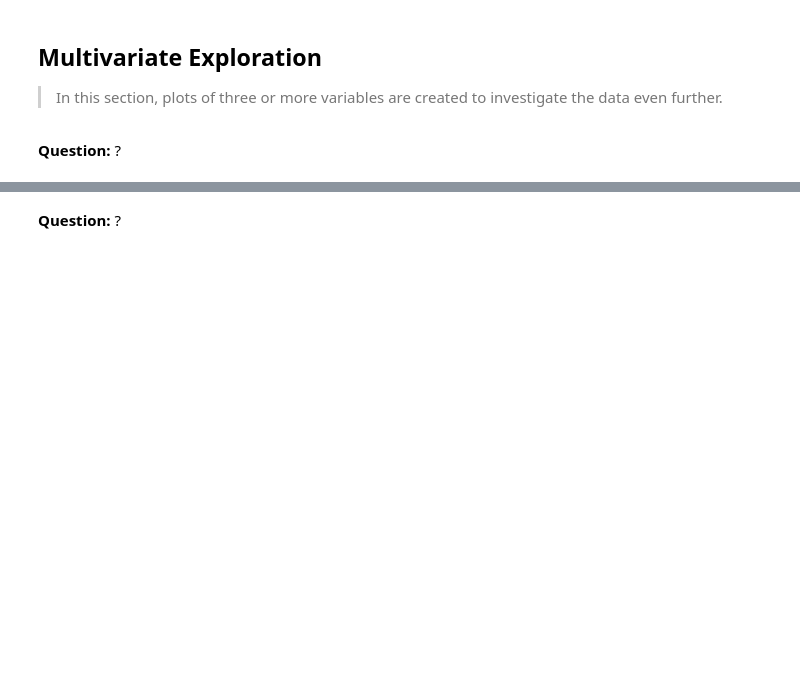
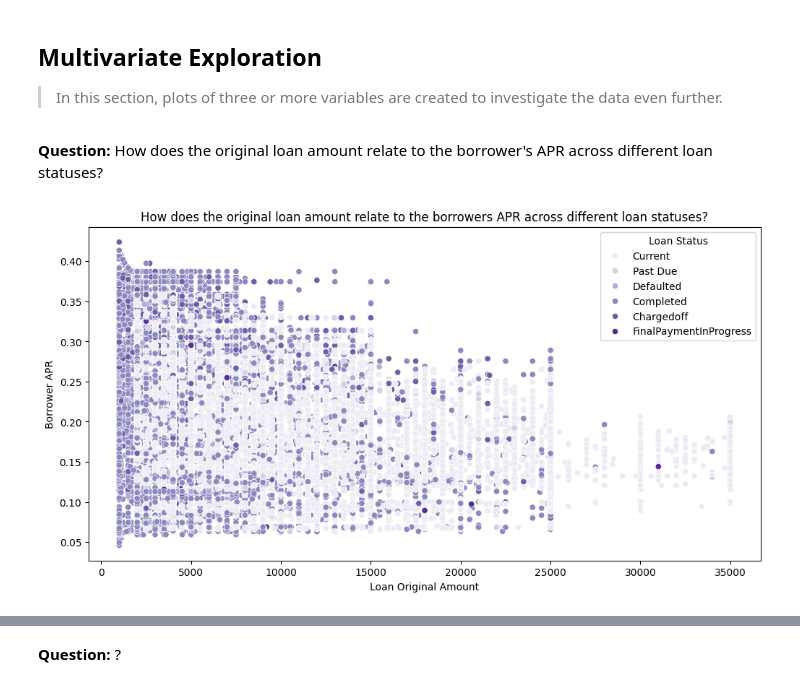
Before and after one commit to sondosaabed/Prosper-Loan-Analysis, a Jupyter notebook: Part_I_exploration.ipynb, the cells around one changed output, grey strips where cells are left out. Saved outputs shown, nothing was run; the diff lists cells and outputs as text; code cells hidden in the pictures; blank space fills up the shorter version.

```diff
--- a/Part_I_exploration.ipynb
+++ b/Part_I_exploration.ipynb
@@ -675,7 +675,17 @@ g.tight_layout();
 
 > In this section, plots of three or more variables are created to investigate the data even further.
 # %% [markdown]
-**Question:** ?
+**Question:** How does the original loan amount relate to the borrower's APR across different loan statuses?
+# %%
+df['SimplifiedLoanStatus'] = loan_performance_df['SimplifiedLoanStatus']
 # %%
 ## Scatterplot with multiple encodings
+plt.figure(figsize=(12, 6))
+sns.scatterplot(data=df, x='LoanOriginalAmount', y='BorrowerAPR', hue='SimplifiedLoanStatus', palette='Purples')
+plt.title('How does the original loan amount relate to the borrowers APR across different loan statuses?')
+plt.ylabel('Borrower APR')
+plt.xlabel('Loan Original Amount')
+plt.legend(title = 'Loan Status', loc='upper right');
+# %% [output]
+[figure, added]
 # %% [markdown]
```
Also changed, not shown: parts of 1 cell of this notebook.
